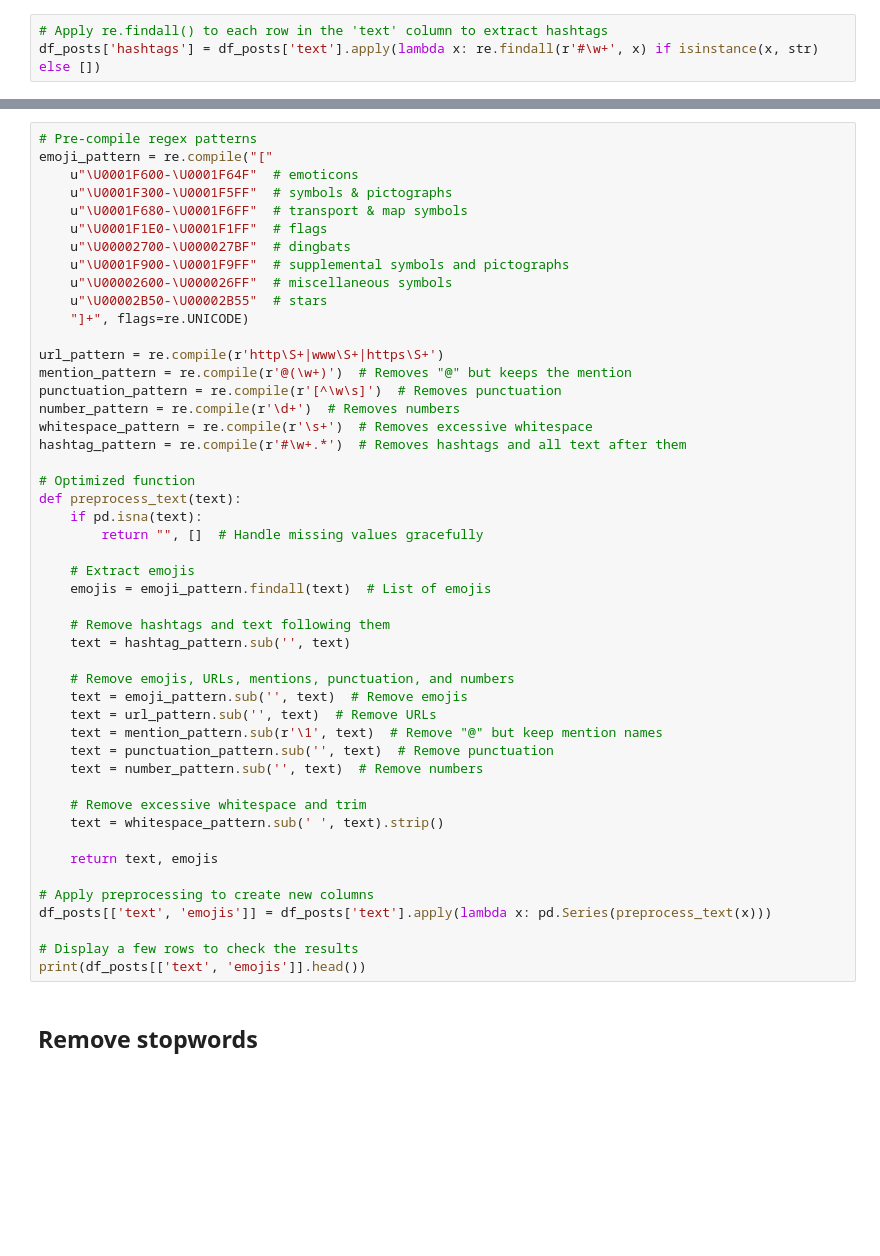
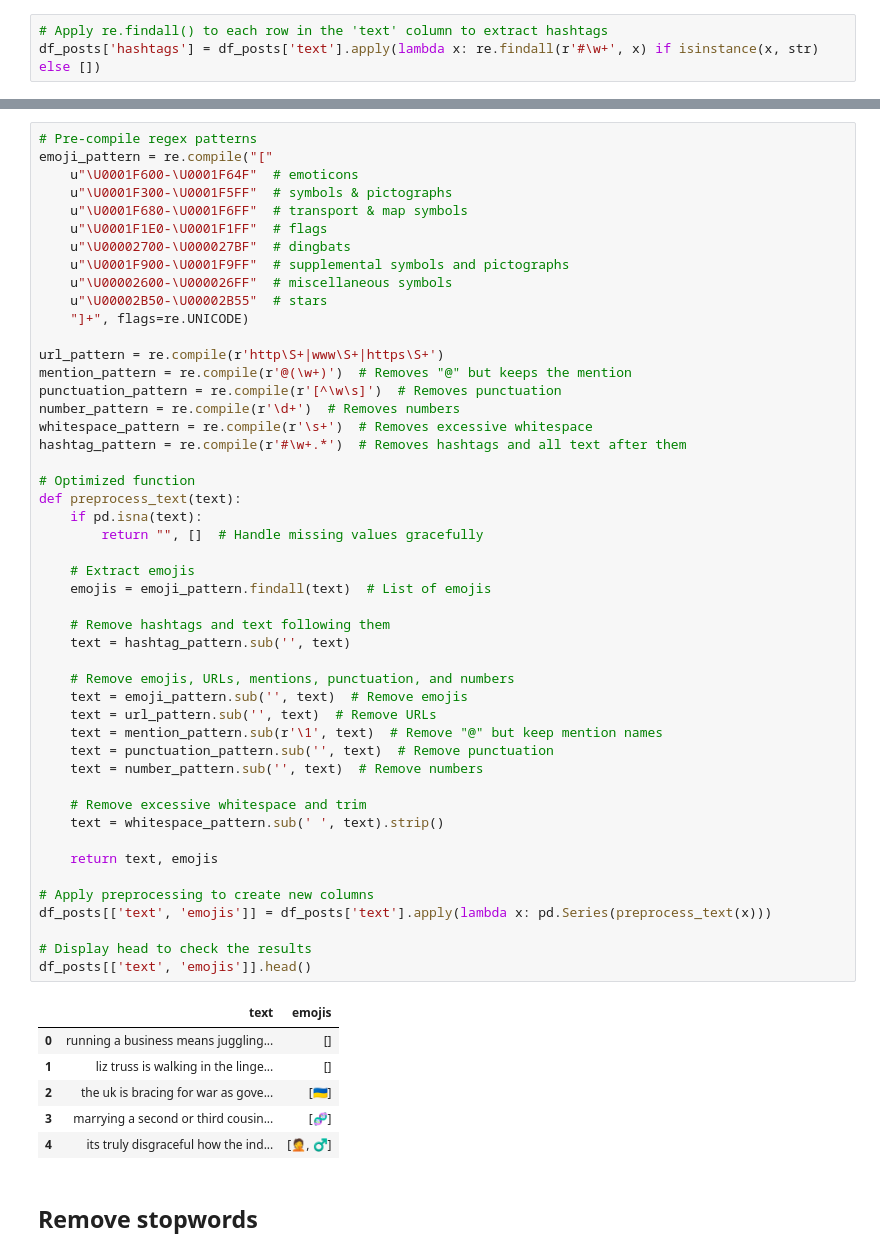
Before and after one commit to IronL442/UL-Case-Study-V2, a Jupyter notebook: analysis/preprocessing.ipynb, the cells around one changed output, grey strips where cells are left out. Cells and saved outputs as stored; diff of their text form; blank space fills up the shorter version.

```diff
--- a/analysis/preprocessing.ipynb
+++ b/analysis/preprocessing.ipynb
@@ -77,34 +104,41 @@ punctuation_pattern = re.compile(r'[^\w\s]')  # Removes punctuation
 number_pattern = re.compile(r'\d+')  # Removes numbers
 whitespace_pattern = re.compile(r'\s+')  # Removes excessive whitespace
 hashtag_pattern = re.compile(r'#\w+.*')  # Removes hashtags and all text after them
 
 # Optimized function
 def preprocess_text(text):
     if pd.isna(text):
         return "", []  # Handle missing values gracefully
 
     # Extract emojis
     emojis = emoji_pattern.findall(text)  # List of emojis
 
     # Remove hashtags and text following them
     text = hashtag_pattern.sub('', text)
 
     # Remove emojis, URLs, mentions, punctuation, and numbers
     text = emoji_pattern.sub('', text)  # Remove emojis
     text = url_pattern.sub('', text)  # Remove URLs
     text = mention_pattern.sub(r'\1', text)  # Remove "@" but keep mention names
     text = punctuation_pattern.sub('', text)  # Remove punctuation
     text = number_pattern.sub('', text)  # Remove numbers
 
     # Remove excessive whitespace and trim
     text = whitespace_pattern.sub(' ', text).strip()
 
     return text, emojis
 
 # Apply preprocessing to create new columns
 df_posts[['text', 'emojis']] = df_posts['text'].apply(lambda x: pd.Series(preprocess_text(x)))
 
-# Display a few rows to check the results
-print(df_posts[['text', 'emojis']].head())
+# Display head to check the results
+df_posts[['text', 'emojis']].head()
+# %% [output]
+|  | text | emojis |
+| 0 | running a business means juggling... | [] |
+| 1 | liz truss is walking in the linge... | [] |
+| 2 | the uk is bracing for war as gove... | [🇺🇦] |
+| 3 | marrying a second or third cousin... | [🧬] |
+| 4 | its truly disgraceful how the ind... | [🤦, ♂] |
 # %% [markdown]
 ## Remove stopwords
```
Also changed, not shown: parts of 17 cells of this notebook, 4 other files.
